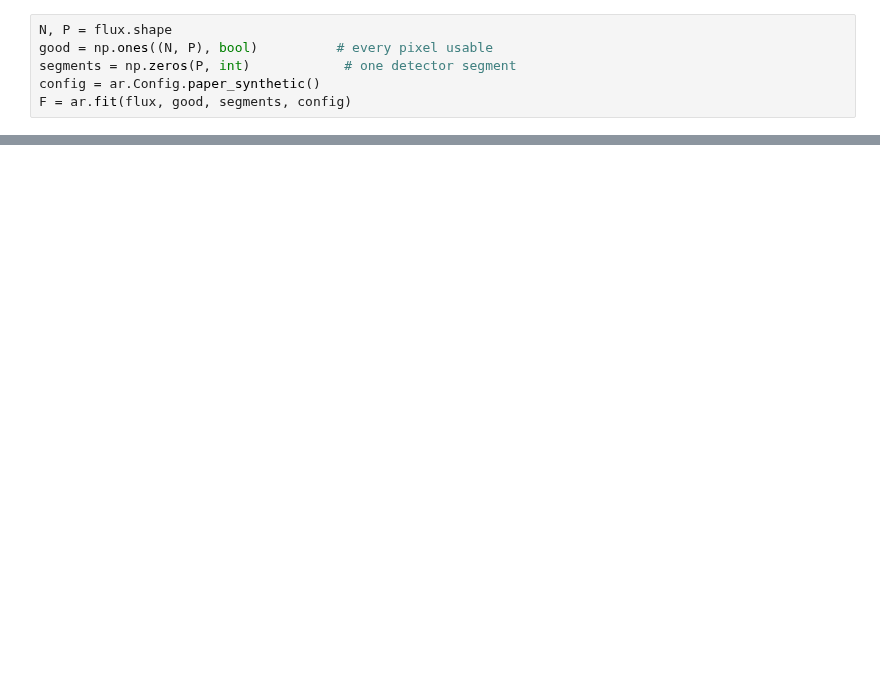
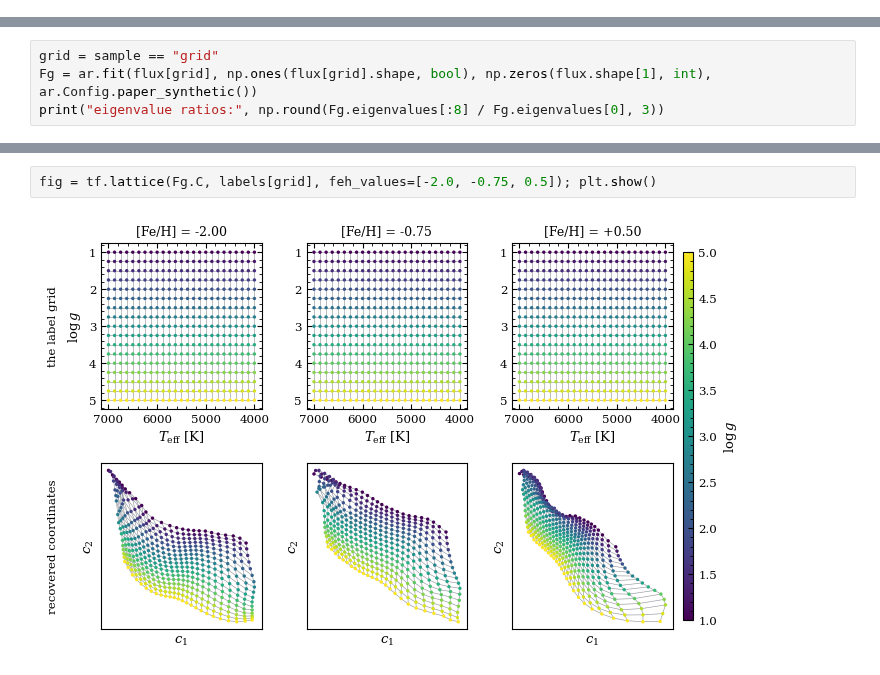
Before and after one commit to tingyuansen/armillary, a Jupyter notebook: armillary_tutorial.ipynb, the cells around one changed output, grey strips where cells are left out. Cells and saved outputs as stored; diff of their text form; blank space fills up the shorter version.

```diff
--- a/armillary_tutorial.ipynb
+++ b/armillary_tutorial.ipynb
@@ -46,6 +52,0 @@ Synthetic stellar spectra for the Armillary tutorial: payne-zero (Ting 2026) one
-# %%
-N, P = flux.shape
-good = np.ones((N, P), bool)          # every pixel usable
-segments = np.zeros(P, int)            # one detector segment
-config = ar.Config.paper_synthetic()
-F = ar.fit(flux, good, segments, config)
@@ -82,0 +53,4 @@ No label entered the calculation, yet each label varies smoothly across the clou
+# %%
+grid = sample == "grid"
+Fg = ar.fit(flux[grid], np.ones(flux[grid].shape, bool), np.zeros(flux.shape[1], int), ar.Config.paper_synthetic())
+print("eigenvalue ratios:", np.round(Fg.eigenvalues[:8] / Fg.eigenvalues[0], 3))
@@ -82,0 +74,4 @@ No label entered the calculation, yet each label varies smoothly across the clou
+# %%
+fig = tf.lattice(Fg.C, labels[grid], feh_values=[-2.0, -0.75, 0.5]); plt.show()
+# %% [output]
+[figure, added]
```
Also changed, not shown: parts of 21 cells of this notebook, 14 other files.
